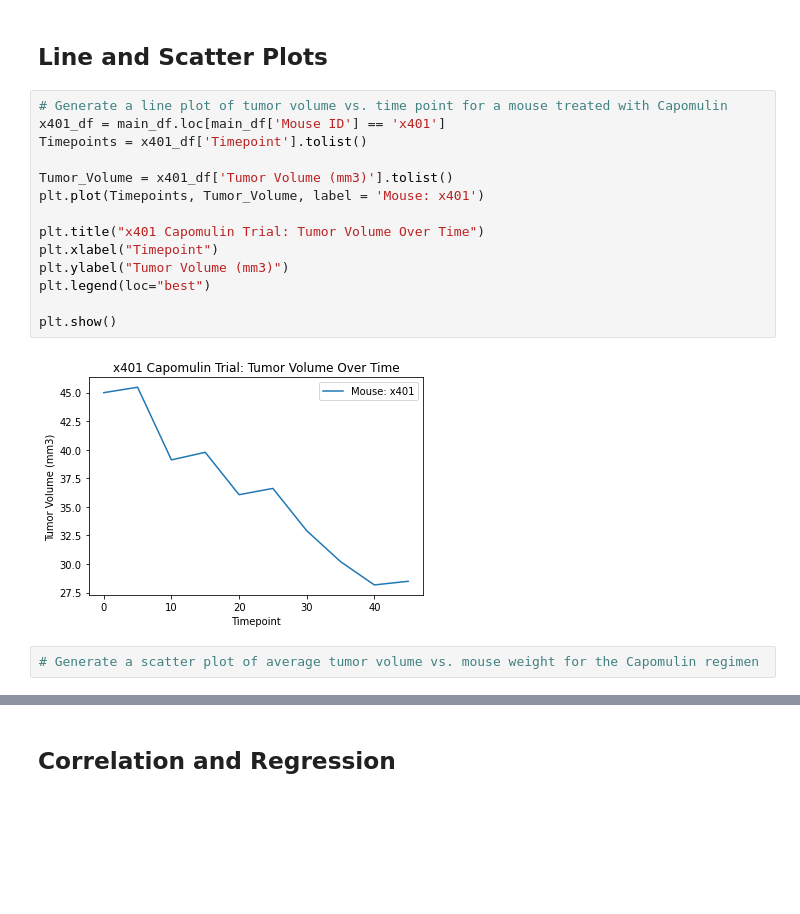
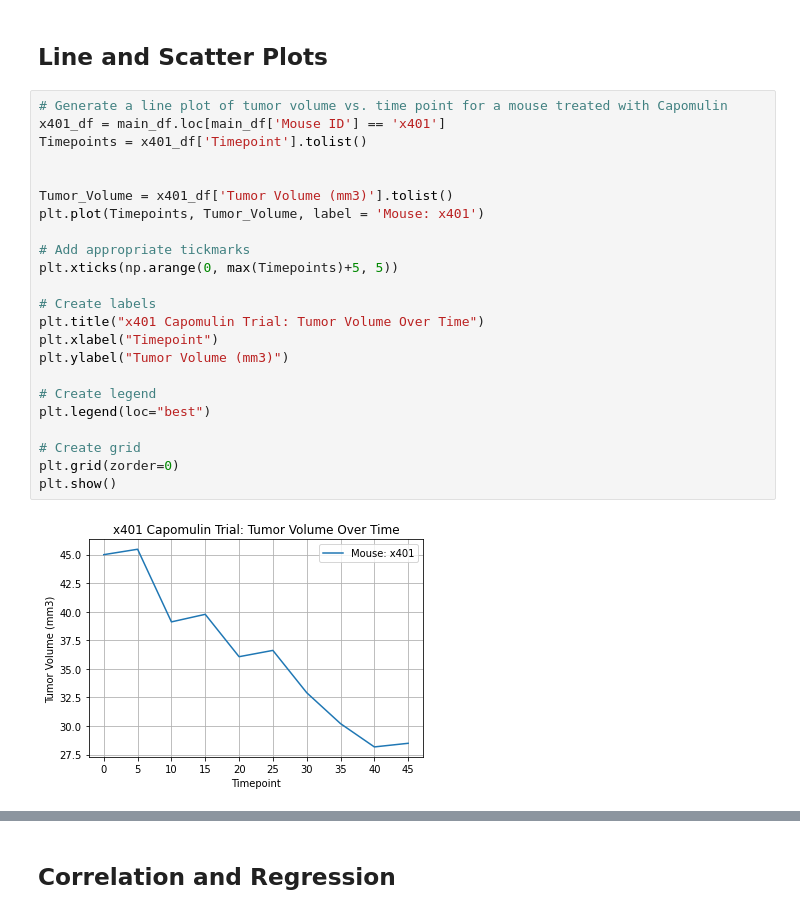
Before and after one commit to nbullerds/matplotlib-challenge, a Jupyter notebook: Matplotlib_Pymaceuticals.ipynb, the cells around one changed output, grey strips where cells are left out. Drawn from its saved outputs; the diff is of its cells as text; blank space fills up the shorter version.

```diff
--- a/Matplotlib_Pymaceuticals.ipynb
+++ b/Matplotlib_Pymaceuticals.ipynb
@@ -301,18 +311,25 @@ plt.show()
 # %%
 # Generate a line plot of tumor volume vs. time point for a mouse treated with Capomulin
 x401_df = main_df.loc[main_df['Mouse ID'] == 'x401']
 Timepoints = x401_df['Timepoint'].tolist()
 
+
 Tumor_Volume = x401_df['Tumor Volume (mm3)'].tolist()
 plt.plot(Timepoints, Tumor_Volume, label = 'Mouse: x401')
 
+# Add appropriate tickmarks
+plt.xticks(np.arange(0, max(Timepoints)+5, 5))
+
+# Create labels
 plt.title("x401 Capomulin Trial: Tumor Volume Over Time")
 plt.xlabel("Timepoint")
 plt.ylabel("Tumor Volume (mm3)")
+
+# Create legend
 plt.legend(loc="best")
 
+# Create grid
+plt.grid(zorder=0)
 plt.show()
 # %% [output]
-[figure, old version]
+[figure, new version]
-# %%
-# Generate a scatter plot of average tumor volume vs. mouse weight for the Capomulin regimen
```
Also changed, not shown: parts of 9 cells of this notebook.
